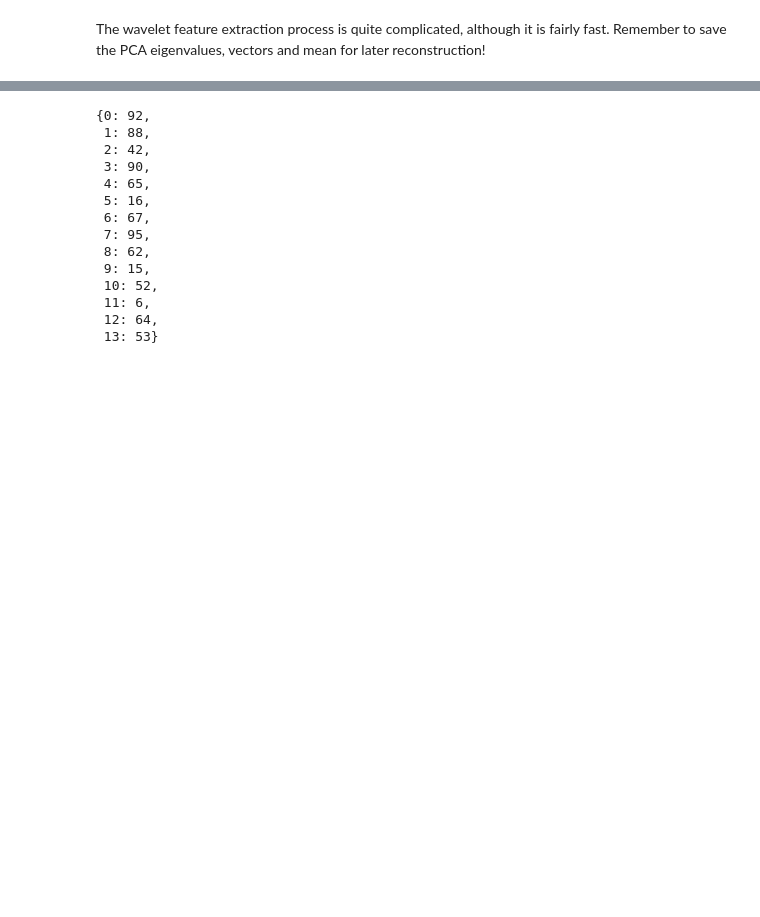
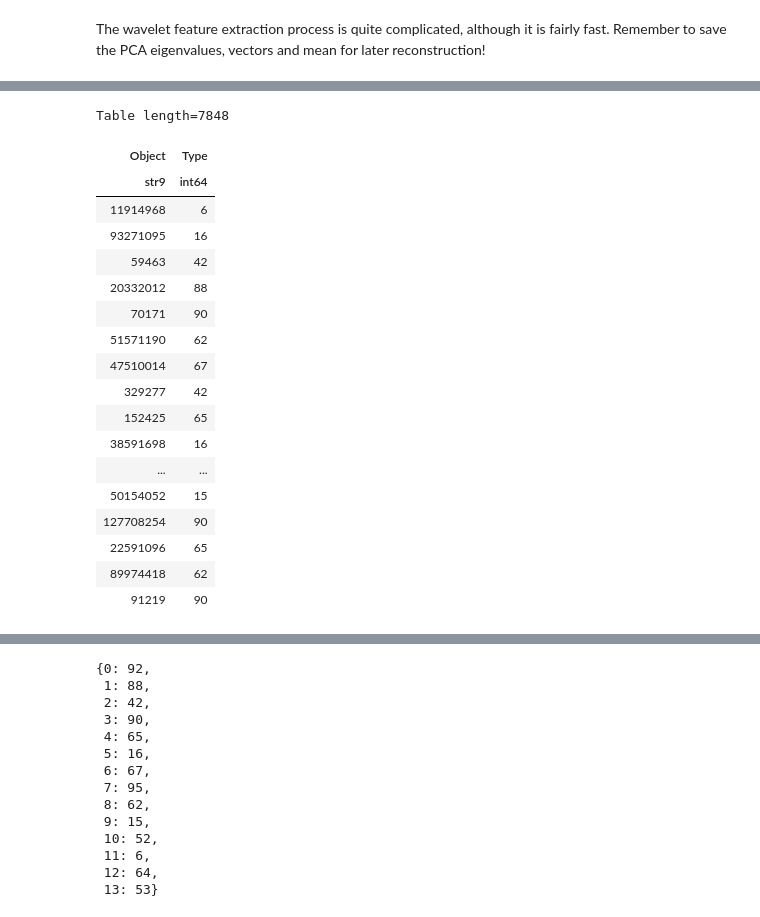
Before and after one commit to LSSTDESC/snmachine, a Jupyter notebook: examples/example_plasticc.ipynb, the cells around one changed output, grey strips where cells are left out. Saved outputs shown, nothing was run; the diff lists cells and outputs as text; code cells hidden in the pictures; blank space fills up the shorter version.

```diff
--- a/examples/example_plasticc.ipynb
+++ b/examples/example_plasticc.ipynb
@@ -252,0 +309,3 @@ dat.plot_all(mix=True)
+# %%
+typespd = types.to_pandas()
+typespd.head()
@@ -252,0 +319,29 @@ dat.plot_all(mix=True)
+# %%
+# typespd.replace({"Type": d})
+type(typespd.Type.map(d))
+# typespd.Type.map(d)
+newcol = typespd.Type.map(d)
+typespd.update(newcol)
+# %%
+types = Table.from_pandas(typespd)
+types
+# %% [output]
+Table length=7848
+| Object | Type |
+| str9 | int64 |
+| 11914968 | 6 |
+| 93271095 | 16 |
+| 59463 | 42 |
+| 20332012 | 88 |
+| 70171 | 90 |
+| 51571190 | 62 |
+| 47510014 | 67 |
+| 329277 | 42 |
+| 152425 | 65 |
+| 38591698 | 16 |
+| ... | ... |
+| 50154052 | 15 |
+| 127708254 | 90 |
+| 22591096 | 65 |
+| 89974418 | 62 |
+| 91219 | 90 |
```
Also changed, not shown: parts of 36 cells of this notebook, 1 other file.
